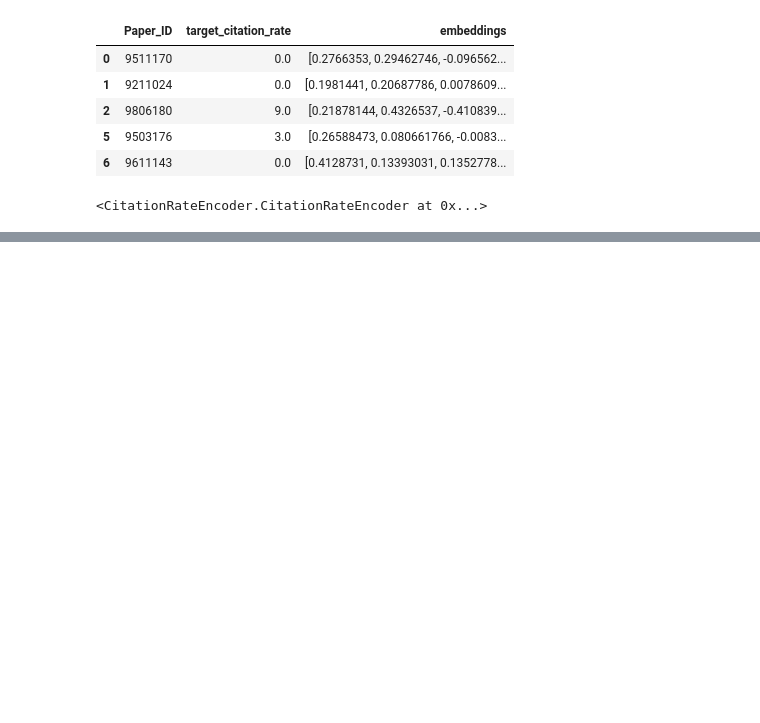
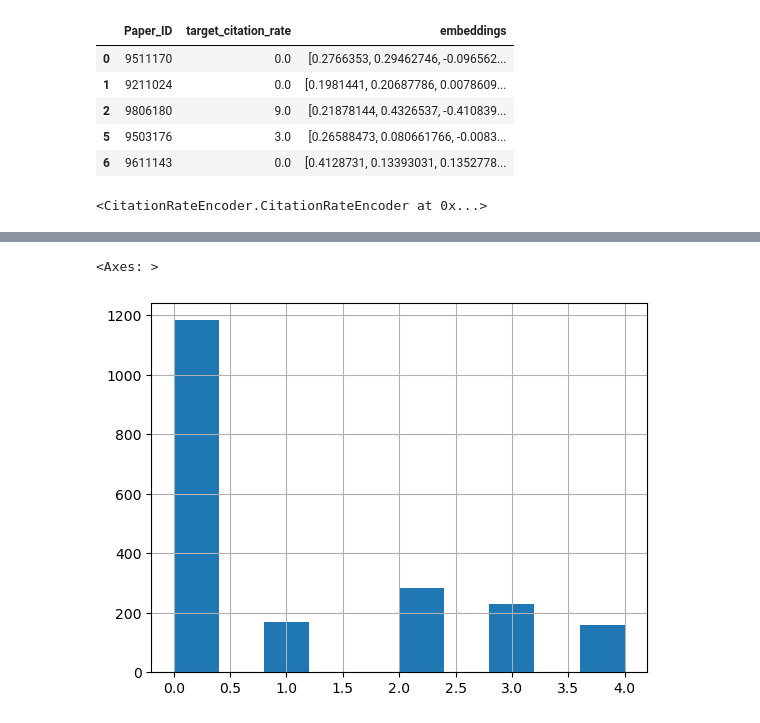
Before and after one commit to ArtemCh101/hse-sna-project, a Jupyter notebook: notebooks/node2vec.ipynb, the cells around one changed output, grey strips where cells are left out. Cells and saved outputs as stored; diff of their text form; code cells hidden in the pictures; blank space fills up the shorter version.

```diff
--- a/notebooks/node2vec.ipynb
+++ b/notebooks/node2vec.ipynb
@@ -56,3 +73,8 @@ y_test = np.array(df[df['Paper_ID'].isin(test)]['target'])
+# %%
+y_test.hist()
+# %% [output]
+<Axes: >
+[figure, added]
 # %%
 from sklearn.linear_model import LogisticRegression
 
```
Also changed, not shown: parts of 10 cells of this notebook.
